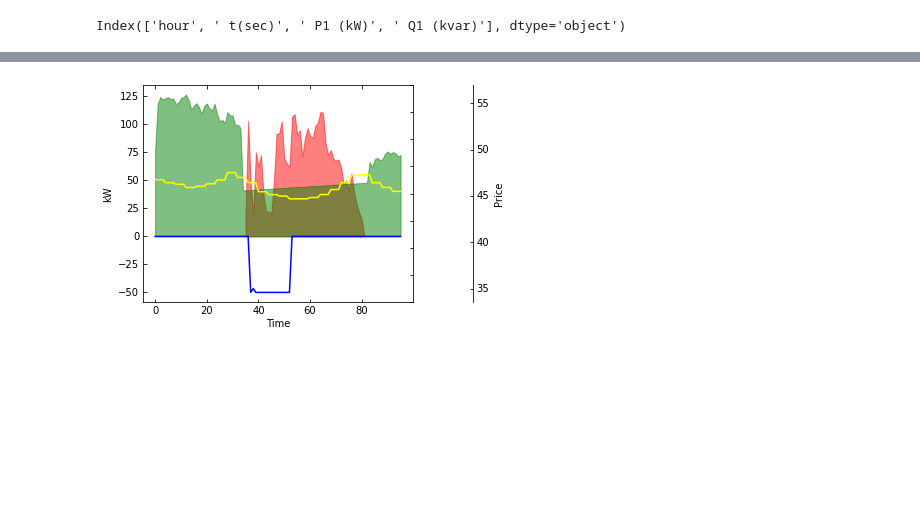
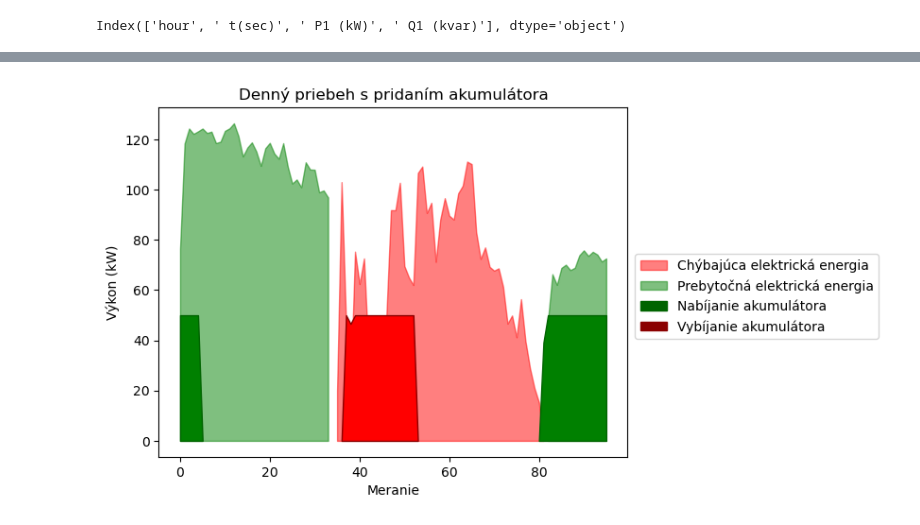
Before and after one commit to fiit-ba/Optimization-of-Battery-Management-in-Microgrid, a Jupyter notebook: opendss/opendss.ipynb, the cells around one changed output, grey strips where cells are left out. Cells and saved outputs as stored; diff of their text form; code cells hidden in the pictures; blank space fills up the shorter version.

```diff
--- a/opendss/opendss.ipynb
+++ b/opendss/opendss.ipynb
@@ -204,48 +217,35 @@ FileNotFoundError: [Errno 2] No such file or directory: 'price.csv'
 # %%
 kw = df[' P1 (kW)'][2*96:(2+1)*96]
 b = batery['kWOut'][2*96:(2+1)*96]
+b_in = batery['kWIn'][2*96:(2+1)*96]
+b_in[1:5] = 50
+b_in.index = range(0,96)
 b.index = range(0,96)
 kw.index = range(0,96)
 plus = kw[kw > 0]
 minus = kw[kw <= 0].multiply(-1)
-b = b.multiply(-1)
+b = b.multiply(1)
-# %%
-from mpl_toolkits.axes_grid1 import host_subplot
-import mpl_toolkits.axisartist as AA
-import matplotlib.pyplot as plt
-
-host = host_subplot(111, axes_class=AA.Axes)
-plt.subplots_adjust(right=0.75)
-
-par1 = host.twinx()
-par2 = host.twinx()
-
-offset = 60
-new_fixed_axis = par2.get_grid_helper().new_fixed_axis
-par2.axis["right"] = new_fixed_axis(loc="right", axes=par2,
-                                        offset=(offset, 0))
-
-par2.axis["right"].toggle(all=True)
-
-# host.set_xlim(-5, 100)
-# host.set_ylim(-150, 120)
-
-host.set_xlabel("Time")
-host.set_ylabel("kW")
-par1.set_ylabel("Temperature")
-par2.set_ylabel("Price")
-
-
-p1 = plt.fill_between(plus.index,plus, 0, alpha=0.5, color='red')
-p2 = plt.fill_between(minus.index,minus, 0, alpha=0.5, color='green')
-p3 = plt.plot(price,color='yellow')
-p4 = plt.plot(b,color="blue")
-par1.set_ylim(0, 4)
-par2.set_ylim(min(price), max(price))
-
-
-plt.draw()
-plt.savefig('production_comsuption_batery_prod.png')
-plt.show()
-# %% [output]
-[figure, removed]
+# %%
+import matplotlib.pyplot as plt
+
+p1 = plt.fill_between(plus.index,plus, 0, alpha=0.5,color="red")
+p2 = plt.fill_between(minus.index[:34],minus[:34], 0, alpha=0.5,color="green")
+p3 = plt.fill_between(minus.index[35:],minus[35:], 0, alpha=0.5,color="green")
+p4 = plt.fill_between(b.index[36:54],b[36:54],alpha=1,facecolor="red",edgecolor="darkred", linewidth=1.0)
+
+p6 = plt.fill_between(b_in.index[80:],b_in[80:],alpha=1,facecolor="green",edgecolor="darkgreen", linewidth=1.0)
+p5 = plt.fill_between(b_in.index[:6],b_in[:6],alpha=1,facecolor="green",edgecolor="darkgreen", linewidth=1.0)
+
+red_patch = mpatches.Patch(color='red',alpha=0.5, label='Chýbajúca elektrická energia')
+green_patch = mpatches.Patch(color='green',alpha=0.5, label='Prebytočná elektrická energia')
+darkgreen_patch = mpatches.Patch(color='darkgreen', label='Nabíjanie akumulátora')
+darkred_patch = mpatches.Patch(color='darkred', label='Vybíjanie akumulátora')
+plt.legend(handles=[red_patch,green_patch, darkgreen_patch, darkred_patch],bbox_to_anchor = (1.55, 0.6))
+
+plt.xlabel("Meranie")
+plt.ylabel("Výkon (kW)")
+plt.title("Denný priebeh s pridaním akumulátora")
+plt.savefig("graf_2.png")
+plt.show()
+# %% [output]
+[figure, added]
```
Also changed, not shown: parts of 7 cells of this notebook, 6 other files.
